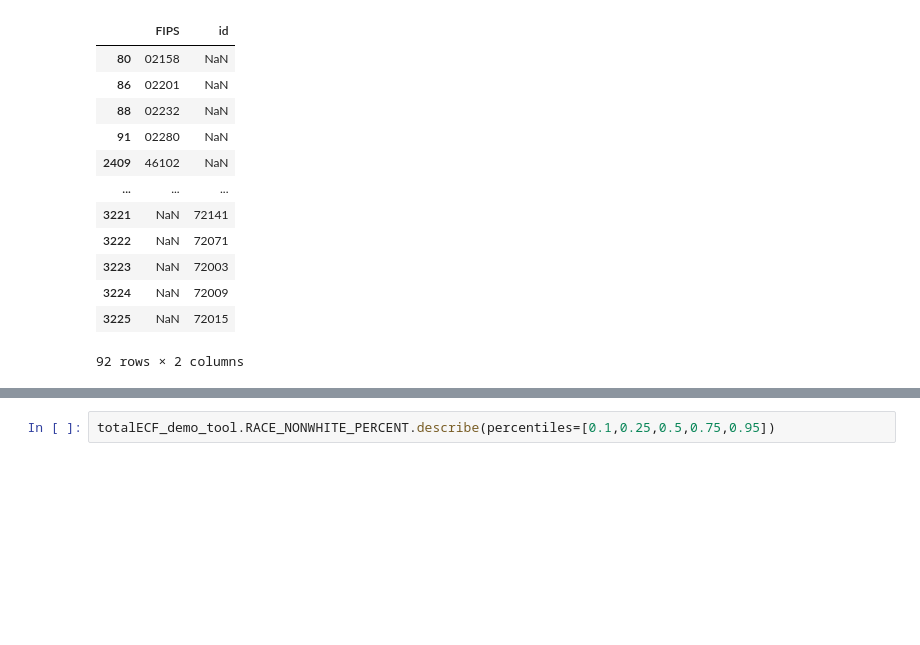
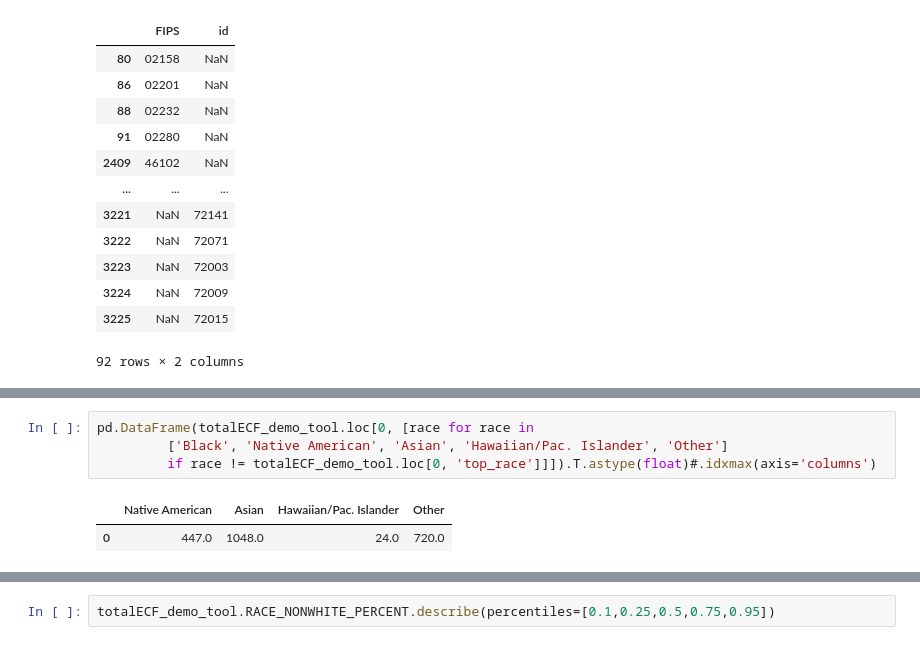
Before and after one commit to kailingraham/ecf-vis-tool, a Jupyter notebook: my-app/static/2023-07-05_ecf-vis-tool_dataprep.ipynb, the cells around one changed output, grey strips where cells are left out. Saved outputs shown, nothing was run; the diff lists cells and outputs as text; blank space fills up the shorter version.

```diff
--- a/my-app/static/2023-07-05_ecf-vis-tool_dataprep.ipynb
+++ b/my-app/static/2023-07-05_ecf-vis-tool_dataprep.ipynb
@@ -73,0 +95,7 @@ df[(df.FIPS.isna()) | (df.id.isna())]
+# %%
+pd.DataFrame(totalECF_demo_tool.loc[0, [race for race in
+         ['Black', 'Native American', 'Asian', 'Hawaiian/Pac. Islander', 'Other']
+         if race != totalECF_demo_tool.loc[0, 'top_race']]]).T.astype(float)#.idxmax(axis='columns')
+# %% [output]
+|  | Native American | Asian | Hawaiian/Pac. Islander | Other |
+| 0 | 447.0 | 1048.0 | 24.0 | 720.0 |
```
Also changed, not shown: parts of 5 cells of this notebook, 3 other files.
